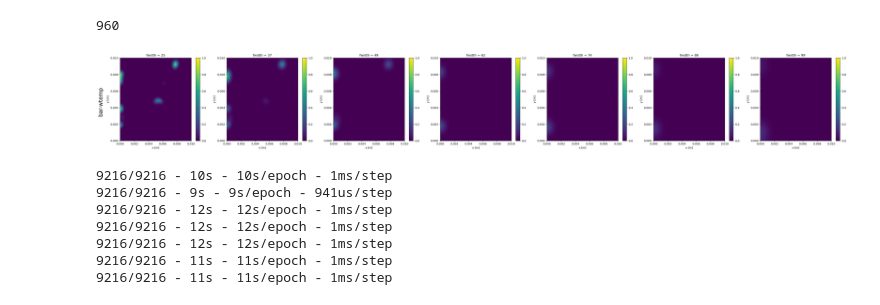
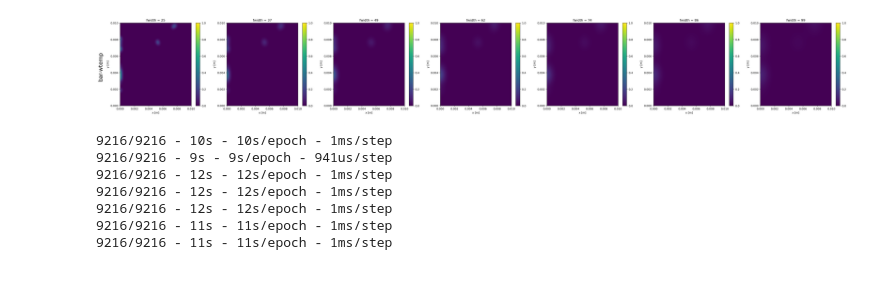
Before and after one commit to MedBox19/TAS-AE2224-I, a Jupyter notebook: mission2/Mission2.ipynb, the cells around one changed output. Saved outputs shown, nothing was run; the diff lists cells and outputs as text; code cells hidden in the pictures.

```diff
--- a/mission2/Mission2.ipynb
+++ b/mission2/Mission2.ipynb
@@ -11,21 +11,7 @@ dx, dy = lx / (nx - 1), ly / (ny - 1)
 x = np.arange(0, lx + dx, dx)
 y = np.arange(0, ly + dy, dy)
 
-# function to load pre-filtered data based on fwidth from the filename
-def load_w_bar(fwidth):
-    filename = f"rest_of_the_data/case_B1_slice_data/bar-wtemp-slice-B1-0000080000-0{int(fwidth)}.raw"  # adjust according to your naming pattern
-    data = np.fromfile(filename, count=-1, dtype=np.float64).reshape(nx, ny)
-    max, min = np.max(data), np.min(data)
-    data = (data - min) / (max - min)
-    return data
 
-def load_nabla_cT(fwidth):
-    filename = f"rest_of_the_data/case_B1_slice_data/tilde-nablatemp-slice-B1-0000080000-0{int(fwidth)}.raw"  # adjust according to your naming pattern
-    data = np.fromfile(filename, count=-1, dtype=np.float64).reshape(nx, ny)
-    max, min = np.max(data), np.min(data)
-    data = (data - min) / (max - min)
-    return data
-# create phi_res
 
 def phi_res(w_temp, nabla_cT):
     binary_mask  = ((w_temp > 0.4) & (nabla_cT < 0.2)).astype(float)
@@ -37,40 +23,44 @@ fwidth_n = np.array([25, 37, 49, 62, 74, 86, 99])
 
 # Create figure and subplots
 plt.figure(figsize=(40, 5))
 
-print(np.count_nonzero(phi_res(load_w_bar(49), load_nabla_cT(49))))
+#print(np.count_nonzero(phi_res(load_w_bar(49), load_nabla_cT(49))))
 
 for i, fwidth in enumerate(fwidth_n):
     # Load the pre-filtered data
-    w_bar = load_w_bar(fwidth)
-    nabla_ct = load_nabla_cT(fwidth)
+    w_bar = np.fromfile('rest_of_the_data\case_B1_slice_data\wtemp-slice-B1-0000080000.raw', count=-1, dtype=np.float64).reshape(nx, ny)
+    global_min, global_max = np.min(w_bar), np.max(w_bar)
+    w_bar = (w_bar-global_min)/(global_max-global_min)
+
+    nabla_ct = np.fromfile('rest_of_the_data/case_B1_slice_data/nablatemp-slice-B1-0000080000.raw', count=-1, dtype=np.float64).reshape(nx, ny)
+    global_min, global_max = np.min(nabla_ct), np.max(nabla_ct)
+    nabla_ct = (nabla_ct-global_min)/(global_max-global_min)
+
 
     phi = phi_res(w_temp = w_bar, nabla_cT = nabla_ct)
     phi = gaus(fwidth, phi)
     # Normalize to [0, 1] (if normalization is required)
-    #global_min, global_max = np.min(phi), np.max(phi)
-    #global_min, global_max =16471.735700120793, 284616.82635290886
+    global_min, global_max = np.min(phi), np.max(phi)
     #print(global_min, global_max)
     #16471.735700120793 284616.82635290886
     #phi = (phi - global_min) / (global_max - global_min)
 
     # Plot the data
     plt.subplot(1, 7, i + 1)
     mesh = plt.pcolor(x, y, np.moveaxis(phi, (0, 1), (1, 0)),
                       cmap='viridis', vmin=0, vmax=1, shading='auto')
     plt.colorbar(mesh)
     plt.title(f"fwidth = {fwidth}")
     plt.xlabel("x [m]")
     plt.ylabel("y [m]")
 
 plt.subplots_adjust(left=0.04, right=0.98, top=0.95, bottom=0.1)
 
 plt.figtext(0.015, 0.5, "bar-wtemp", va='center', ha='center', rotation='vertical', fontsize=20)
 plt.savefig("les-data-nn-input-not-ideal.png", dpi=300)
 plt.show()
 # %% [output]
-960
-[figure, old version]
+[figure, new version]
 # %%
 import numpy as np
 import matplotlib.pyplot as plt
```
Also changed, not shown: 1 other file.
